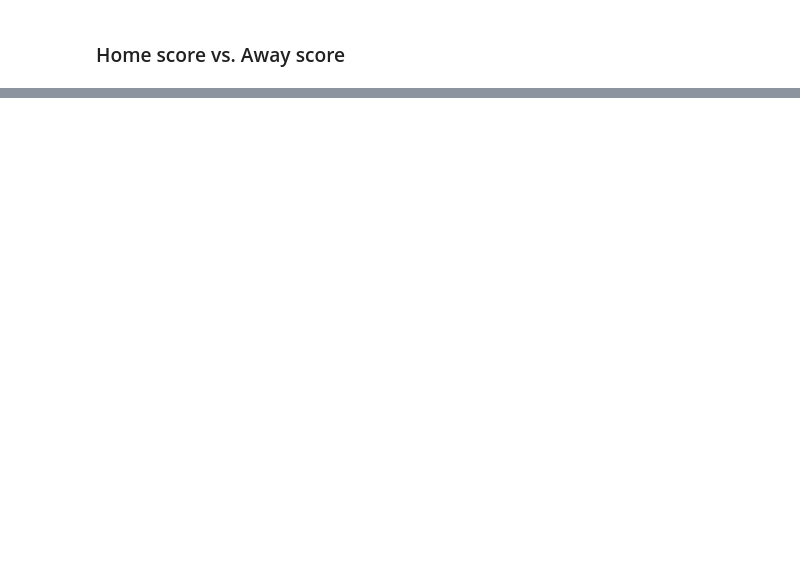
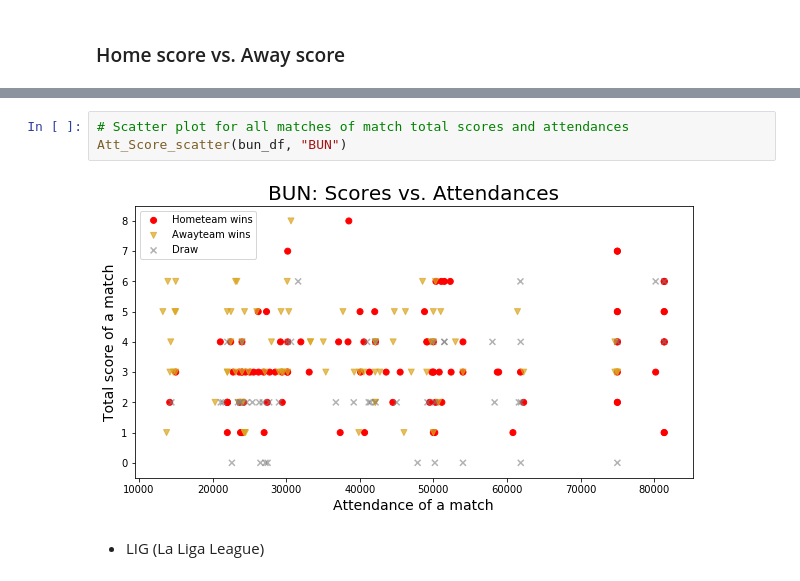
Before and after one commit to georgealym/project-one, a Jupyter notebook: py_codes/attendance_game_charts.ipynb, the cells around one changed output, grey strips where cells are left out. Drawn from its saved outputs; the diff is of its cells as text; blank space fills up the shorter version.

```diff
--- a/py_codes/attendance_game_charts.ipynb
+++ b/py_codes/attendance_game_charts.ipynb
@@ -230,0 +310,7 @@ Att_Score_scatter(epl_df, "EPL")
+# %%
+# Scatter plot for all matches of match total scores and attendances
+Att_Score_scatter(bun_df, "BUN")
+# %% [output]
+[figure, added]
+# %% [markdown]
+* LIG (La Liga League)
```
Also changed, not shown: parts of 20 cells of this notebook.
